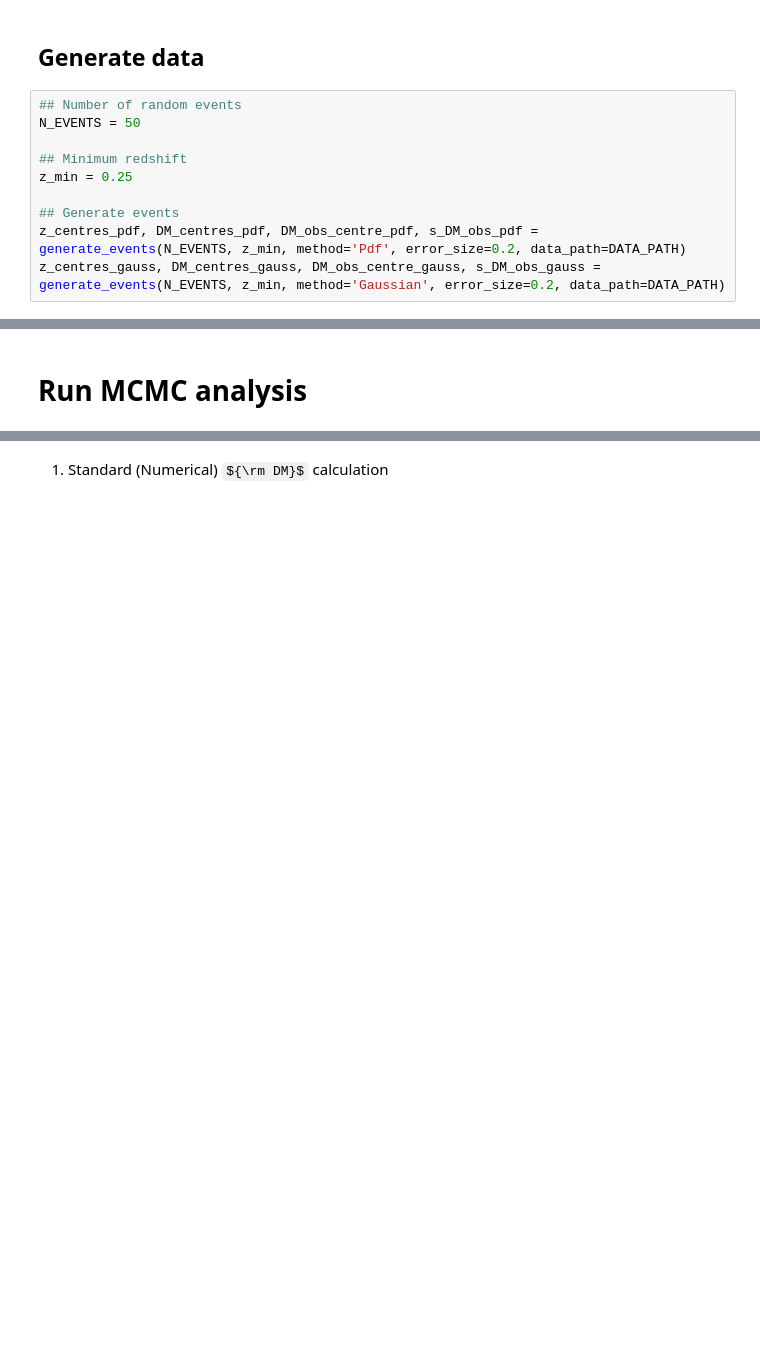
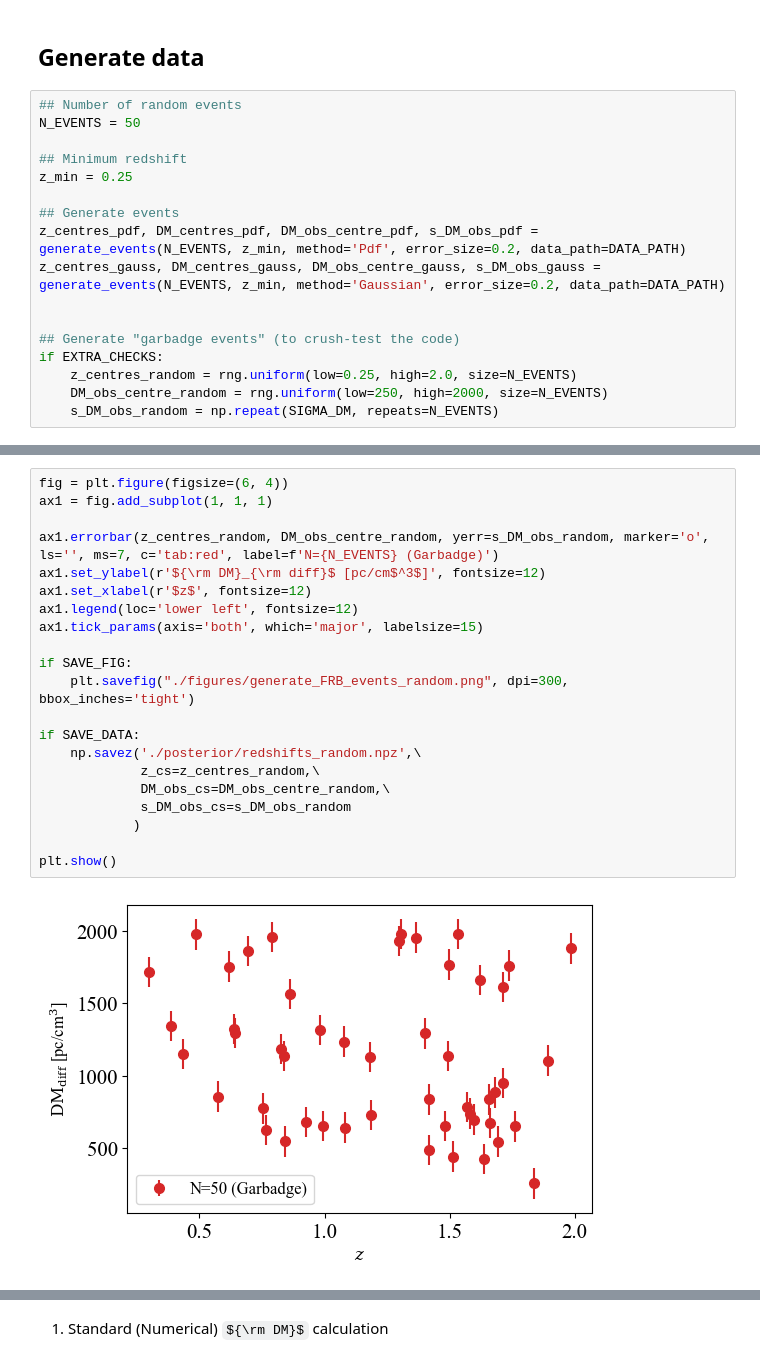
Before and after one commit to MariosNT/DM_cosmic_Pade, a Jupyter notebook: Notebooks/MCMC_constraints.ipynb, the cells around one changed output, grey strips where cells are left out. Drawn from its saved outputs; the diff is of its cells as text; some formulas as TeX source; blank space fills up the shorter version.

```diff
--- a/Notebooks/MCMC_constraints.ipynb
+++ b/Notebooks/MCMC_constraints.ipynb
@@ -43,6 +43,13 @@ z_min = 0.25
 ## Generate events
 z_centres_pdf, DM_centres_pdf, DM_obs_centre_pdf, s_DM_obs_pdf = generate_events(N_EVENTS, z_min, method='Pdf', error_size=0.2, data_path=DATA_PATH)
 z_centres_gauss, DM_centres_gauss, DM_obs_centre_gauss, s_DM_obs_gauss = generate_events(N_EVENTS, z_min, method='Gaussian', error_size=0.2, data_path=DATA_PATH)
+
+
+## Generate "garbadge events" (to crush-test the code)
+if EXTRA_CHECKS:
+    z_centres_random = rng.uniform(low=0.25, high=2.0, size=N_EVENTS)
+    DM_obs_centre_random = rng.uniform(low=250, high=2000, size=N_EVENTS)
+    s_DM_obs_random = np.repeat(SIGMA_DM, repeats=N_EVENTS)
 # %%
 fig = plt.figure(figsize=(14, 5))
 ax1 = fig.add_subplot(1, 2, 1)
@@ -79,5 +86,26 @@ if SAVE_DATA:
 plt.show()
 # %% [output]
 [figure]
-# %% [markdown]
-# Run MCMC analysis
+# %%
+fig = plt.figure(figsize=(6, 4))
+ax1 = fig.add_subplot(1, 1, 1)
+
+ax1.errorbar(z_centres_random, DM_obs_centre_random, yerr=s_DM_obs_random, marker='o', ls='', ms=7, c='tab:red', label=f'N={N_EVENTS} (Garbadge)')
+ax1.set_ylabel(r'${\rm DM}_{\rm diff}$ [pc/cm$^3$]', fontsize=12)
+ax1.set_xlabel(r'$z$', fontsize=12)
+ax1.legend(loc='lower left', fontsize=12)
+ax1.tick_params(axis='both', which='major', labelsize=15)
+
+if SAVE_FIG:
+    plt.savefig("./figures/generate_FRB_events_random.png", dpi=300, bbox_inches='tight')
+
+if SAVE_DATA:
+    np.savez('./posterior/redshifts_random.npz',\
+             z_cs=z_centres_random,\
+             DM_obs_cs=DM_obs_centre_random,\
+             s_DM_obs_cs=s_DM_obs_random
+            )
+
+plt.show()
+# %% [output]
+[figure, added]
```
Also changed, not shown: parts of 14 cells of this notebook, 2 other files.
